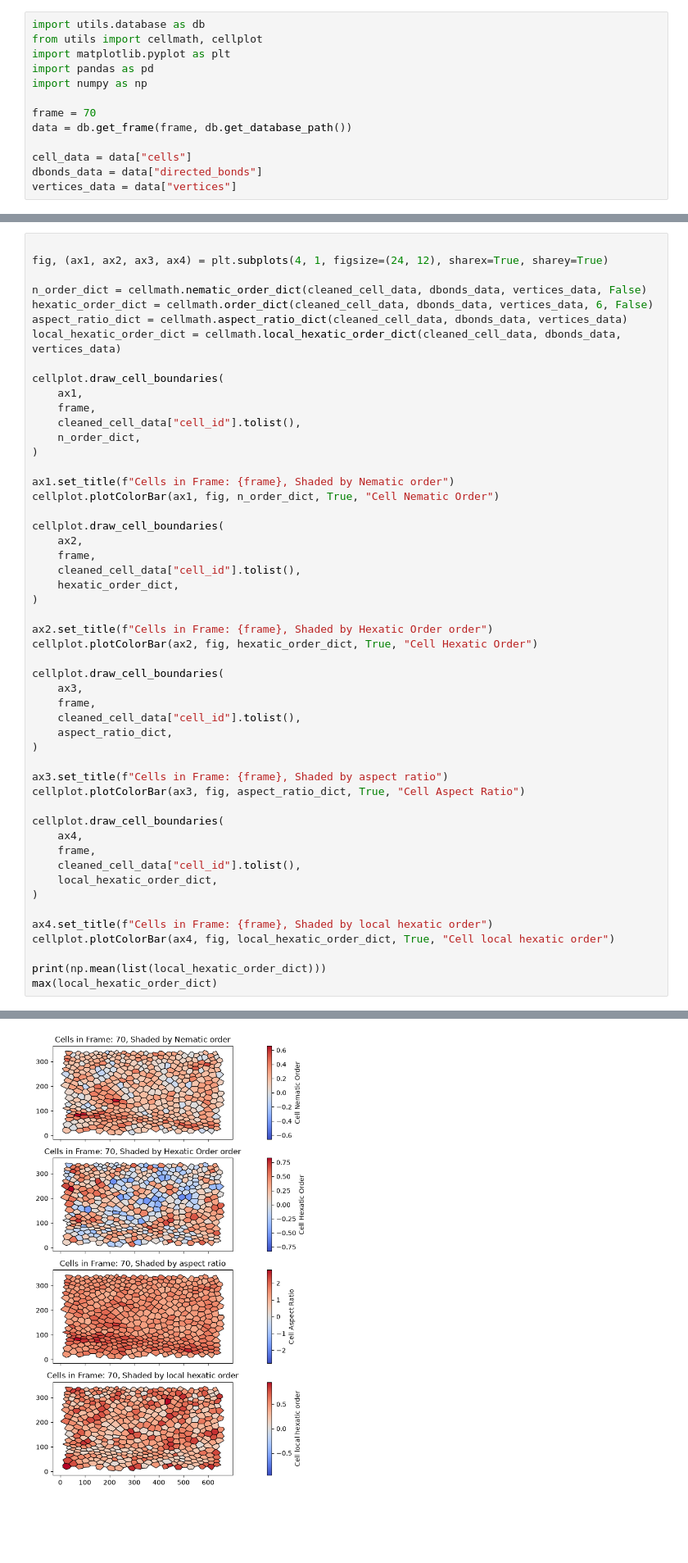
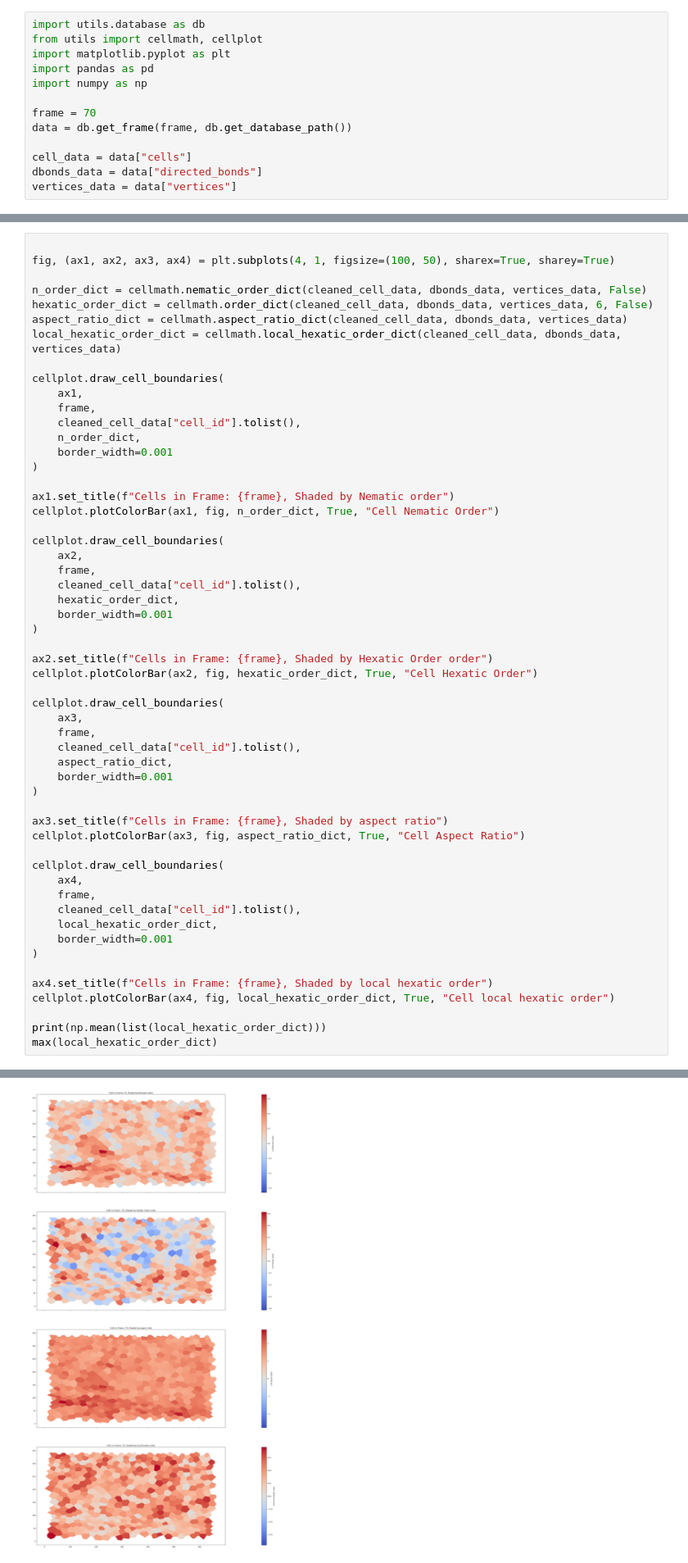
Before and after one commit to Sobhard/TissueMiner-NematicOrderAnalysis, a Jupyter notebook: analysis.ipynb, the cells around one changed output, grey strips where cells are left out. Shown at 82% size. Drawn from its saved outputs; the diff is of its cells as text; blank space fills up the shorter version.

```diff
--- a/analysis.ipynb
+++ b/analysis.ipynb
@@ -56,7 +56,7 @@ Text(0, 0.5, 'Cell Count')
 [figure]
 # %%
 
-fig, (ax1, ax2, ax3, ax4) = plt.subplots(4, 1, figsize=(24, 12), sharex=True, sharey=True)
+fig, (ax1, ax2, ax3, ax4) = plt.subplots(4, 1, figsize=(100, 50), sharex=True, sharey=True)
 
 n_order_dict = cellmath.nematic_order_dict(cleaned_cell_data, dbonds_data, vertices_data, False)
 hexatic_order_dict = cellmath.order_dict(cleaned_cell_data, dbonds_data, vertices_data, 6, False)
@@ -68,6 +68,7 @@ cellplot.draw_cell_boundaries(
     frame,
     cleaned_cell_data["cell_id"].tolist(),
     n_order_dict,
+    border_width=0.001
 )
 
 ax1.set_title(f"Cells in Frame: {frame}, Shaded by Nematic order")
@@ -78,35 +79,38 @@ cellplot.draw_cell_boundaries(
     frame,
     cleaned_cell_data["cell_id"].tolist(),
     hexatic_order_dict,
+    border_width=0.001
 )
 
 ax2.set_title(f"Cells in Frame: {frame}, Shaded by Hexatic Order order")
 cellplot.plotColorBar(ax2, fig, hexatic_order_dict, True, "Cell Hexatic Order")
 
 cellplot.draw_cell_boundaries(
     ax3,
     frame,
     cleaned_cell_data["cell_id"].tolist(),
     aspect_ratio_dict,
+    border_width=0.001
 )
 
 ax3.set_title(f"Cells in Frame: {frame}, Shaded by aspect ratio")
 cellplot.plotColorBar(ax3, fig, aspect_ratio_dict, True, "Cell Aspect Ratio")
 
 cellplot.draw_cell_boundaries(
     ax4,
     frame,
     cleaned_cell_data["cell_id"].tolist(),
     local_hexatic_order_dict,
+    border_width=0.001
 )
 
 ax4.set_title(f"Cells in Frame: {frame}, Shaded by local hexatic order")
 cellplot.plotColorBar(ax4, fig, local_hexatic_order_dict, True, "Cell local hexatic order")
 
 print(np.mean(list(local_hexatic_order_dict)))
 max(local_hexatic_order_dict)
 # %% [output]
 10369.556468172485
 np.int64(10708)
-[figure, old version]
+[figure, new version]
 # %%
```
Also changed, not shown: parts of 1 cell of this notebook, 2 other files.
